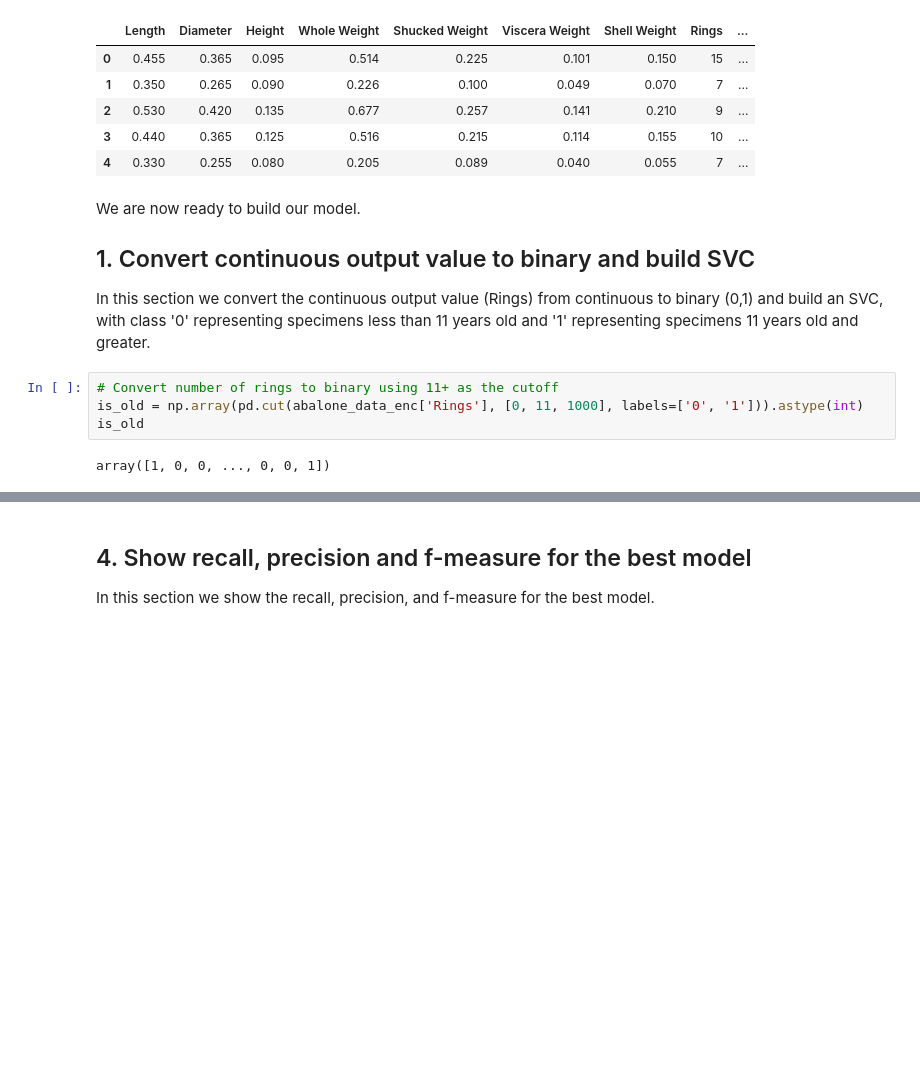
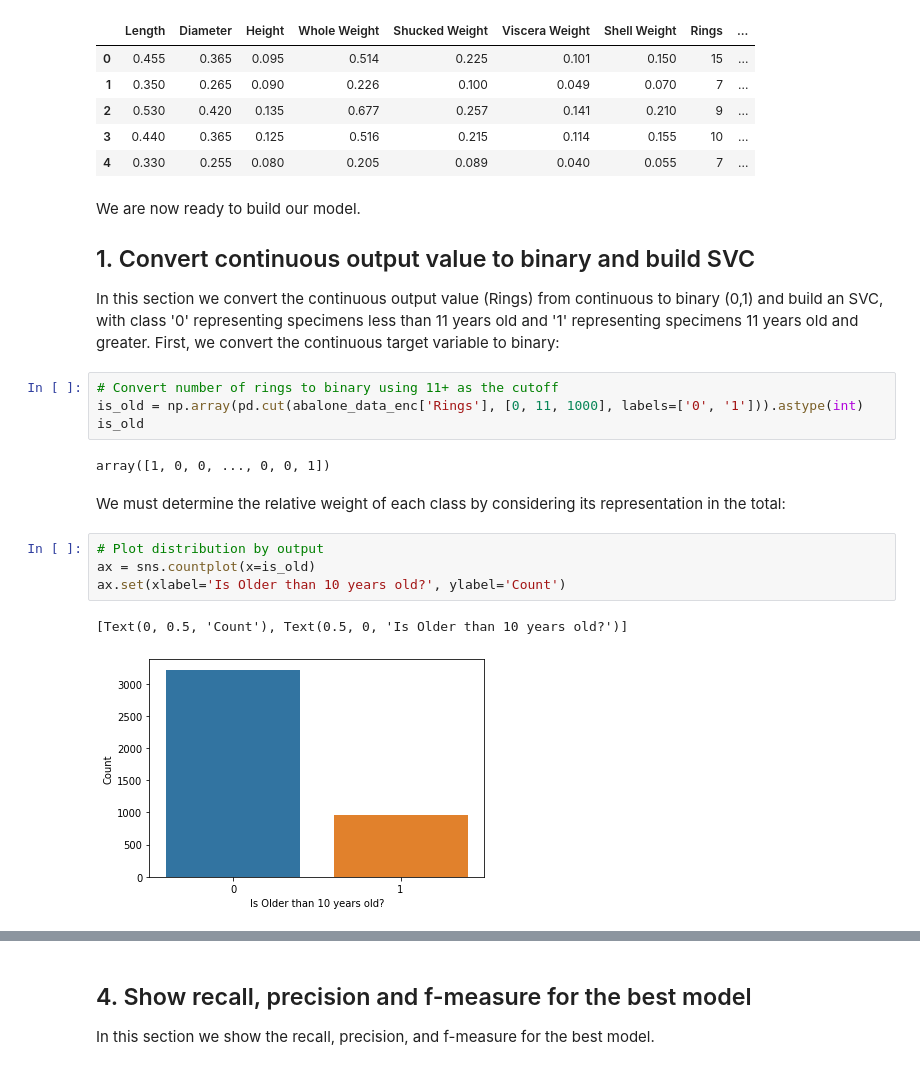
Before and after one commit to pelorenz/data-science-420, a Jupyter notebook: L07-PeterLorenz.ipynb, the cells around one changed output, grey strips where cells are left out. Saved outputs shown, nothing was run; the diff lists cells and outputs as text; blank space fills up the shorter version.

```diff
--- a/L07-PeterLorenz.ipynb
+++ b/L07-PeterLorenz.ipynb
@@ -90,10 +95,19 @@ abalone_data_enc.head()
 We are now ready to build our model.
 
 ## 1. Convert continuous output value to binary and build SVC
-In this section we convert the continuous output value (Rings) from continuous to binary (0,1) and build an SVC, with class '0' representing specimens less than 11 years old and '1' representing specimens 11 years old and greater.
+In this section we convert the continuous output value (Rings) from continuous to binary (0,1) and build an SVC, with class '0' representing specimens less than 11 years old and '1' representing specimens 11 years old and greater. First, we convert the continuous target variable to binary:
 # %%
 # Convert number of rings to binary using 11+ as the cutoff
 is_old = np.array(pd.cut(abalone_data_enc['Rings'], [0, 11, 1000], labels=['0', '1'])).astype(int)
 is_old
 # %% [output]
 array([1, 0, 0, ..., 0, 0, 1])
+# %% [markdown]
+We must determine the relative weight of each class by considering its representation in the total:
+# %%
+# Plot distribution by output
+ax = sns.countplot(x=is_old)
+ax.set(xlabel='Is Older than 10 years old?', ylabel='Count')
+# %% [output]
+[Text(0, 0.5, 'Count'), Text(0.5, 0, 'Is Older than 10 years old?')]
+[figure, added]
```
Also changed, not shown: parts of 9 cells of this notebook.
